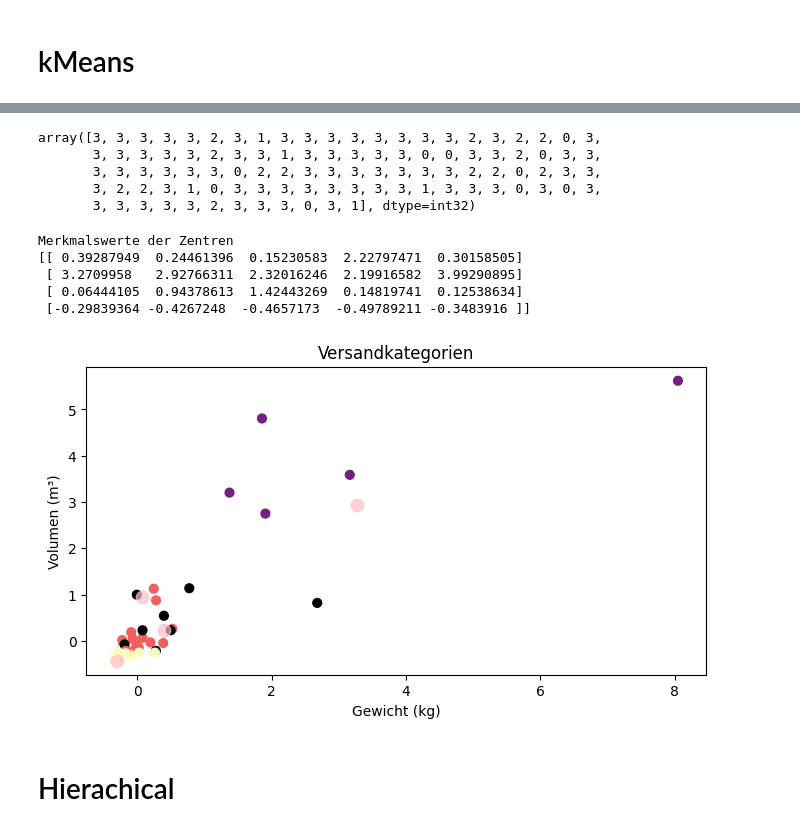
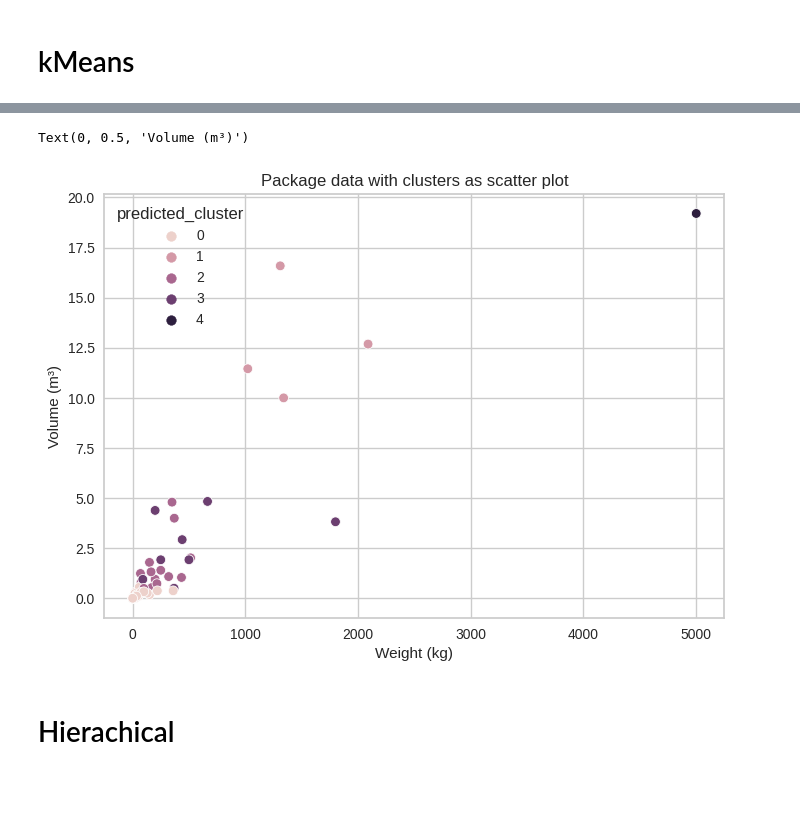
Before and after one commit to FrankCastlepancakes/ClusteringScikitLearn, a Jupyter notebook: notebook.ipynb, the cells around one changed output, grey strips where cells are left out. Saved outputs shown, nothing was run; the diff lists cells and outputs as text; code cells hidden in the pictures; blank space fills up the shorter version.

```diff
--- a/notebook.ipynb
+++ b/notebook.ipynb
@@ -164,41 +132,19 @@ Merkmalswerte der Zentren
 # %%
 # Define 4 Clusters based on k-means++ for selection of starting centers
-kmeans3 = KMeans(n_clusters=4, init="k-means++")
+kmeans3 = KMeans(n_clusters=5, init="k-means++")
 
 # Prediction via K-Means
 y_kmeans3 = kmeans3.fit_predict(scaled_x)
 
-# Predicted allocation of datapoints to estimated clusters
-y_kmeans3
+# Visualize allocation of datapoints
+x["predicted_cluster"] = y_kmeans3.astype(int)
+scatterplot(x="Gross Weight (kg)", y="Volume (m³)", hue="predicted_cluster", data=x, cmap="rainbow")
+title("Package data with clusters as scatter plot")
+xlabel("Weight (kg)")
+ylabel("Volume (m³)")
 # %% [output]
-array([3, 3, 3, 3, 3, 2, 3, 1, 3, 3, 3, 3, 3, 3, 3, 3, 2, 3, 2, 2, 0, 3,
-       3, 3, 3, 3, 3, 2, 3, 3, 1, 3, 3, 3, 3, 3, 0, 0, 3, 3, 2, 0, 3, 3,
-       3, 3, 3, 3, 3, 3, 0, 2, 2, 3, 3, 3, 3, 3, 3, 3, 2, 2, 0, 2, 3, 3,
-       3, 2, 2, 3, 1, 0, 3, 3, 3, 3, 3, 3, 3, 3, 1, 3, 3, 3, 0, 3, 0, 3,
-       3, 3, 3, 3, 3, 2, 3, 3, 3, 0, 3, 1], dtype=int32)
+Text(0, 0.5, 'Volume (m³)')
+[figure, added]
-# %%
-# Visualize allocation of datapoints
-figure(figsize=(8,4))
-scatter(scaled_weight, scaled_volume, c=y_kmeans3, s=40, cmap='magma')
-
-# Visualize Cluster Centers
-centers = kmeans3.cluster_centers_
-scatter(centers[:,0], centers[:,1], c='pink', s=80, alpha=0.7)
-
-title('Versandkategorien')
-xlabel('Gewicht (kg)')
-ylabel('Volumen (m³)')
-
-#Print coordinates of Cluster Centers
-print('Merkmalswerte der Zentren')
-print(centers)
-# %% [output]
-Merkmalswerte der Zentren
-[[ 0.39287949  0.24461396  0.15230583  2.22797471  0.30158505]
- [ 3.2709958   2.92766311  2.32016246  2.19916582  3.99290895]
- [ 0.06444105  0.94378613  1.42443269  0.14819741  0.12538634]
- [-0.29839364 -0.4267248  -0.4657173  -0.49789211 -0.3483916 ]]
-[figure, removed]
 # %% [markdown]
 # Hierachical
 # %%
```
Also changed, not shown: parts of 11 cells of this notebook, 9 other files.
